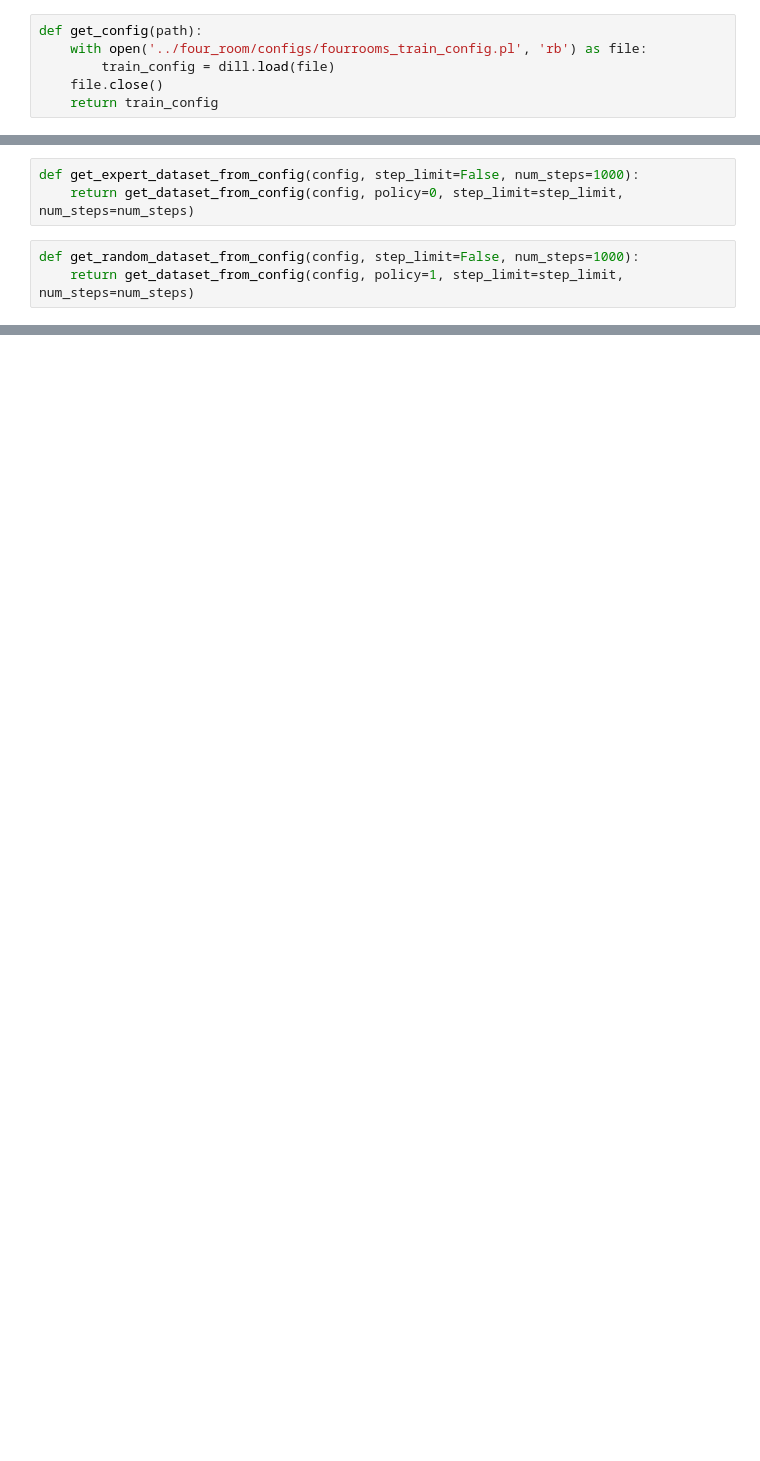
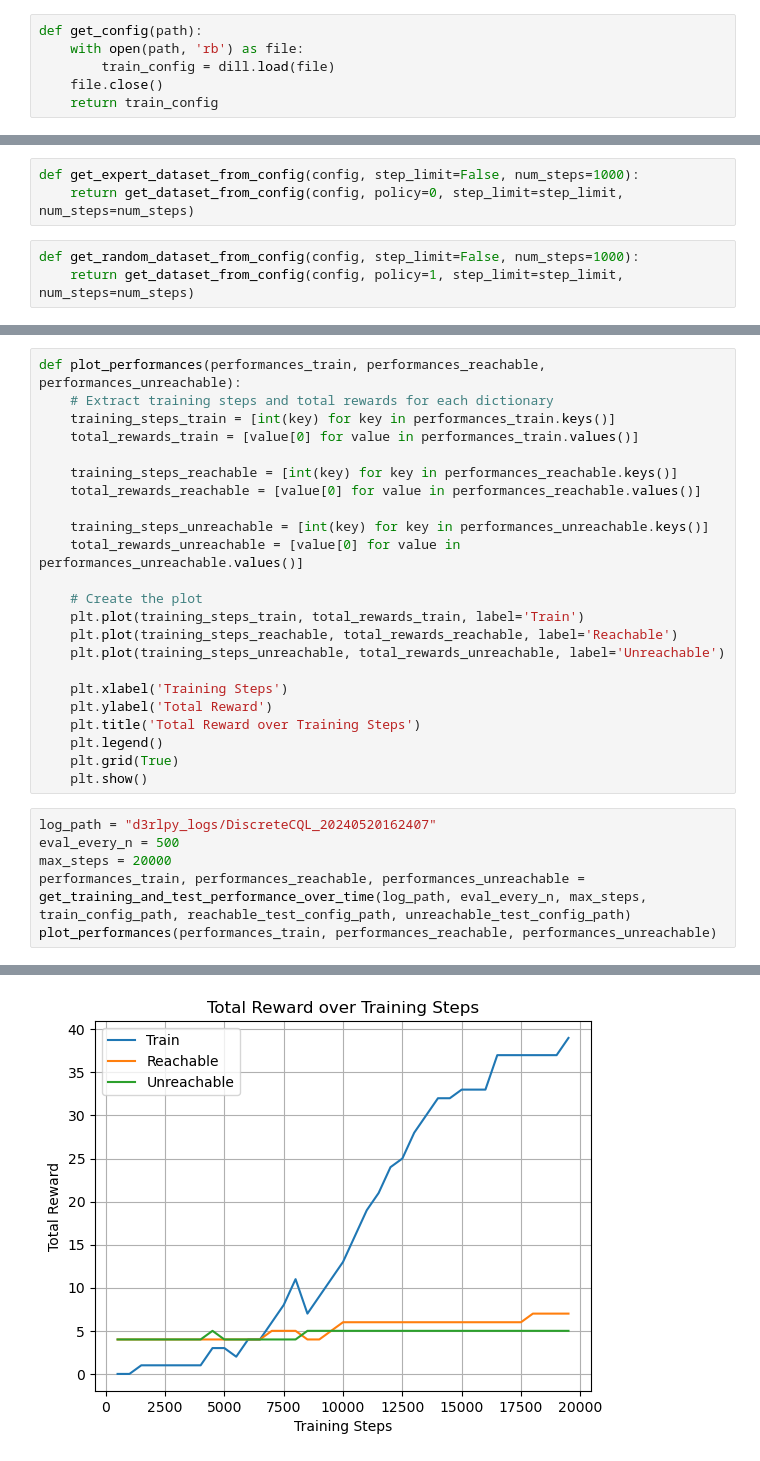
Before and after one commit to TheEmotionalProgrammer/offline_multi_task_rl, a Jupyter notebook: cql/cql.ipynb, the cells around one changed output, grey strips where cells are left out. Drawn from its saved outputs; the diff is of its cells as text; blank space fills up the shorter version.

Commit message:
Add functionality for hyperparameter tuning. Added performances for different hyperparameter settings.

```diff
--- a/cql/cql.ipynb
+++ b/cql/cql.ipynb
@@ -16,7 +16,7 @@ reachable_test_config_path = '../four_room/configs/fourrooms_test_100_config.pl'
 unreachable_test_config_path = '../four_room/configs/fourrooms_test_0_config.pl'
 # %%
 def get_config(path):
-    with open('../four_room/configs/fourrooms_train_config.pl', 'rb') as file:
+    with open(path, 'rb') as file:
         train_config = dill.load(file)
     file.close()
     return train_config
@@ -101,0 +233,30 @@ print('#steps = ', num_steps)
+# %%
+def plot_performances(performances_train, performances_reachable, performances_unreachable):
+    # Extract training steps and total rewards for each dictionary
+    training_steps_train = [int(key) for key in performances_train.keys()]
+    total_rewards_train = [value[0] for value in performances_train.values()]
+
+    training_steps_reachable = [int(key) for key in performances_reachable.keys()]
+    total_rewards_reachable = [value[0] for value in performances_reachable.values()]
+
+    training_steps_unreachable = [int(key) for key in performances_unreachable.keys()]
+    total_rewards_unreachable = [value[0] for value in performances_unreachable.values()]
+
+    # Create the plot
+    plt.plot(training_steps_train, total_rewards_train, label='Train')
+    plt.plot(training_steps_reachable, total_rewards_reachable, label='Reachable')
+    plt.plot(training_steps_unreachable, total_rewards_unreachable, label='Unreachable')
+
+    plt.xlabel('Training Steps')
+    plt.ylabel('Total Reward')
+    plt.title('Total Reward over Training Steps')
+    plt.legend()
+    plt.grid(True)
+    plt.show()
+# %%
+log_path = "d3rlpy_logs/DiscreteCQL_20240520162407"
+eval_every_n = 500
+max_steps = 20000
+performances_train, performances_reachable, performances_unreachable = get_training_and_test_performance_over_time(log_path, eval_every_n, max_steps, train_config_path, reachable_test_config_path, unreachable_test_config_path)
+plot_performances(performances_train, performances_reachable, performances_unreachable)
+# %% [output]
@@ -101,0 +264 @@ print('#steps = ', num_steps)
+[figure, added]
```
Also changed, not shown: parts of 23 cells of this notebook, 1 other file.
